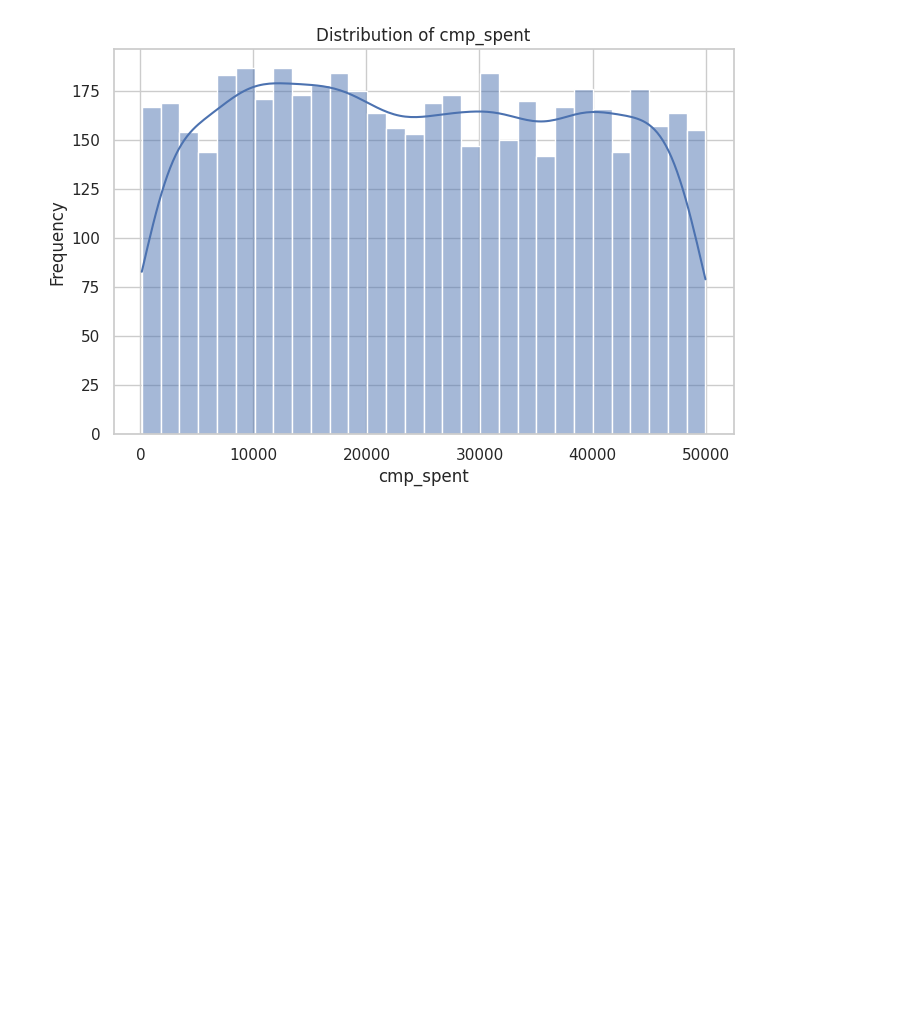
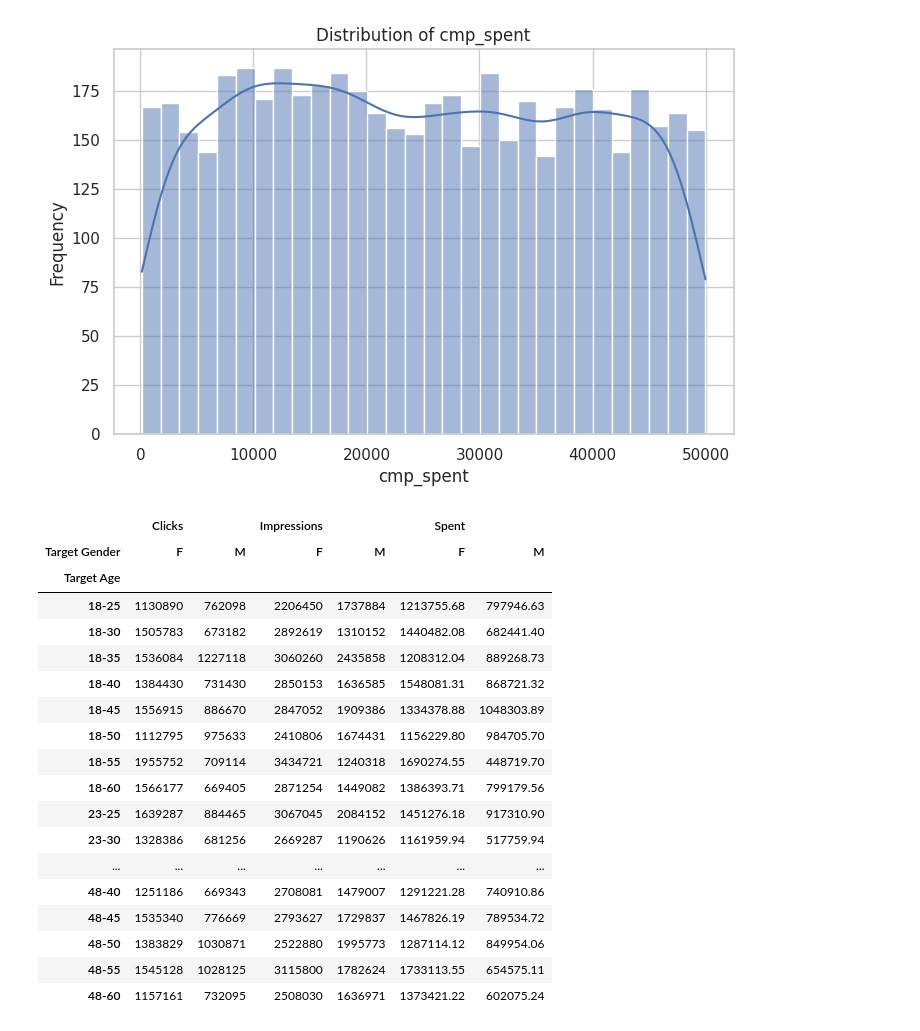
Before and after one commit to Kennycen/Ad-Campaign-Project, a Jupyter notebook: Final Project.ipynb, the cells around one changed output. Saved outputs shown, nothing was run; the diff lists cells and outputs as text; code cells hidden in the pictures; blank space fills up the shorter version.

Commit message:
Pushing pivot table at the end of the cell

```diff
--- a/Final Project.ipynb
+++ b/Final Project.ipynb
@@ -297,3 +297,41 @@ for metric in metrics:
 [figure]
 [figure]
 [figure]
+# %%
+df.rename(columns={
+    "cmp_impr": "Impressions",
+    "cmp_clicks": "Clicks",
+    "cmp_spent": "Spent",
+    "Age": "Target Age",
+    "Gender": "Target Gender"
+}, inplace=True)
+
+pivot = df.pivot_table(
+    values=["Impressions", "Clicks", "Spent"],
+    index="Target Age",
+    columns="Target Gender",
+    aggfunc=np.sum,
+    fill_value=0  # Fills NaN with 0 for missing combinations
+)
+
+pivot
+# %% [output]
+|  | Clicks |  | Impressions |  | Spent |  |
+| Target Gender | F | M | F | M | F | M |
+| Target Age |  |  |  |  |  |  |
+| 18-25 | 1130890 | 762098 | 2206450 | 1737884 | 1213755.68 | 797946.63 |
+| 18-30 | 1505783 | 673182 | 2892619 | 1310152 | 1440482.08 | 682441.40 |
+| 18-35 | 1536084 | 1227118 | 3060260 | 2435858 | 1208312.04 | 889268.73 |
+| 18-40 | 1384430 | 731430 | 2850153 | 1636585 | 1548081.31 | 868721.32 |
+| 18-45 | 1556915 | 886670 | 2847052 | 1909386 | 1334378.88 | 1048303.89 |
+| 18-50 | 1112795 | 975633 | 2410806 | 1674431 | 1156229.80 | 984705.70 |
+| 18-55 | 1955752 | 709114 | 3434721 | 1240318 | 1690274.55 | 448719.70 |
+| 18-60 | 1566177 | 669405 | 2871254 | 1449082 | 1386393.71 | 799179.56 |
+| 23-25 | 1639287 | 884465 | 3067045 | 2084152 | 1451276.18 | 917310.90 |
+| 23-30 | 1328386 | 681256 | 2669287 | 1190626 | 1161959.94 | 517759.94 |
+| ... | ... | ... | ... | ... | ... | ... |
+| 48-40 | 1251186 | 669343 | 2708081 | 1479007 | 1291221.28 | 740910.86 |
+| 48-45 | 1535340 | 776669 | 2793627 | 1729837 | 1467826.19 | 789534.72 |
+| 48-50 | 1383829 | 1030871 | 2522880 | 1995773 | 1287114.12 | 849954.06 |
+| 48-55 | 1545128 | 1028125 | 3115800 | 1782624 | 1733113.55 | 654575.11 |
+| 48-60 | 1157161 | 732095 | 2508030 | 1636971 | 1373421.22 | 602075.24 |
```
